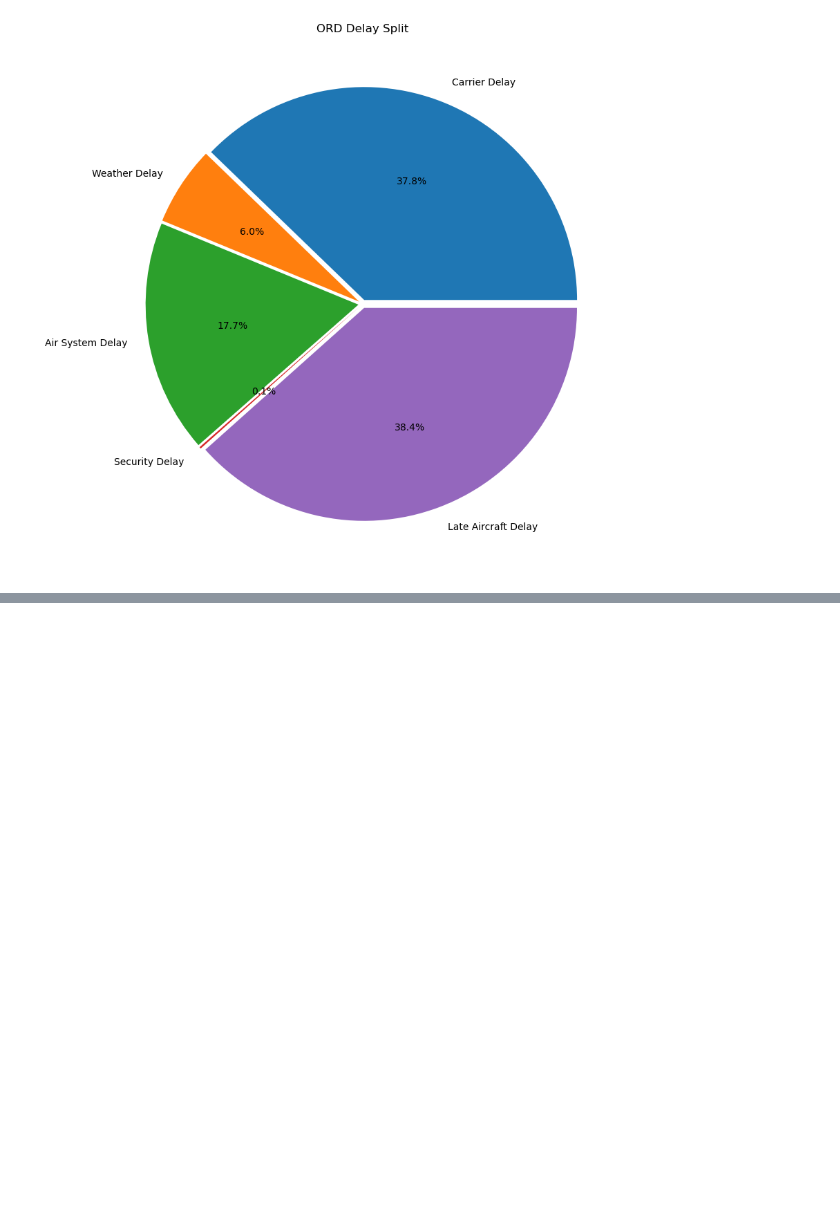
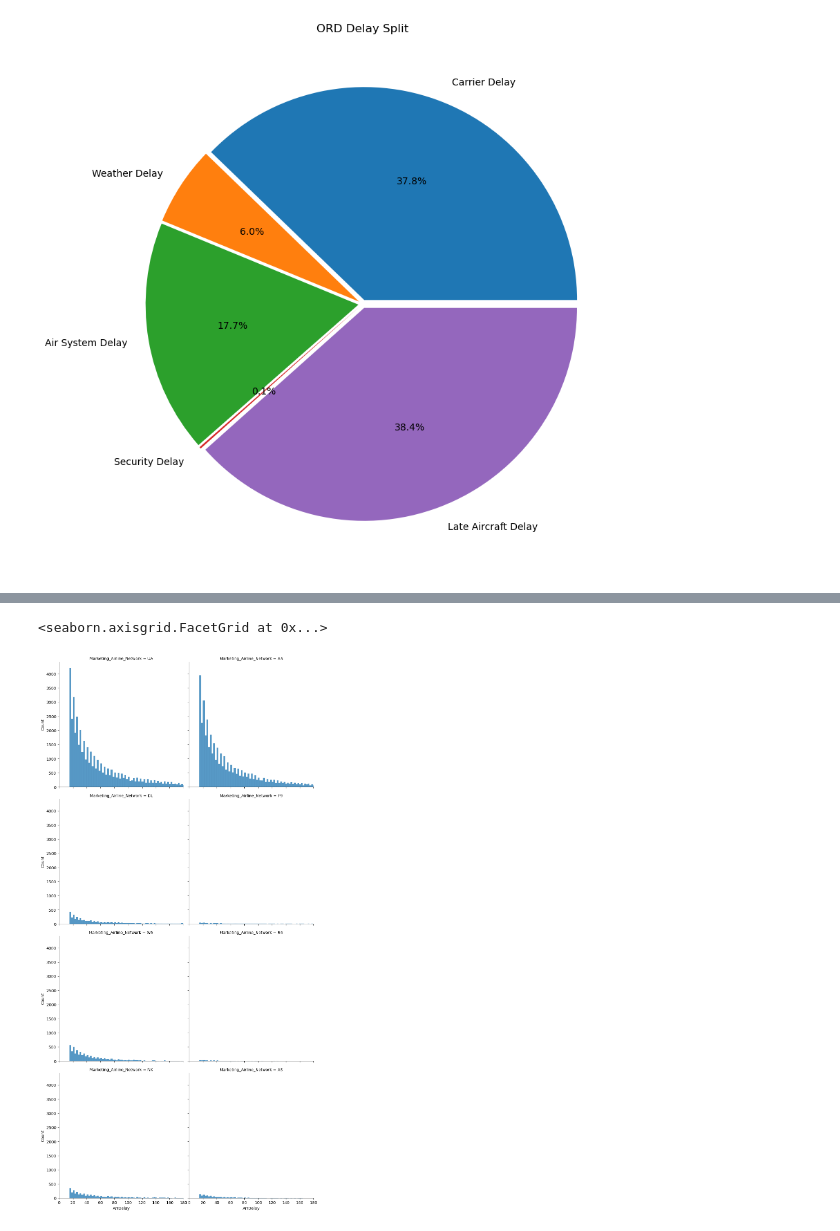
Before and after one commit to atramirez/Flight-Delays-Capstone, a Jupyter notebook: notebooks/eda.ipynb, the cells around one changed output, grey strips where cells are left out. Cells and saved outputs as stored; diff of their text form; code cells hidden in the pictures; blank space fills up the shorter version.

```diff
--- a/notebooks/eda.ipynb
+++ b/notebooks/eda.ipynb
@@ -149,0 +186,6 @@ ord_delay_types_df = ord_delays_df[['Month','CarrierDelay', 'WeatherDelay', 'Sec
+# %%
+airlines_distribution = sns.displot(data=ord_delays_df, x='ArrDelay', col='Marketing_Airline_Network', col_wrap=2)
+airlines_distribution.set(xlim=(0,180))
+# %% [output]
+<seaborn.axisgrid.FacetGrid at 0x...>
+[figure, added]
```
Also changed, not shown: parts of 17 cells of this notebook.
